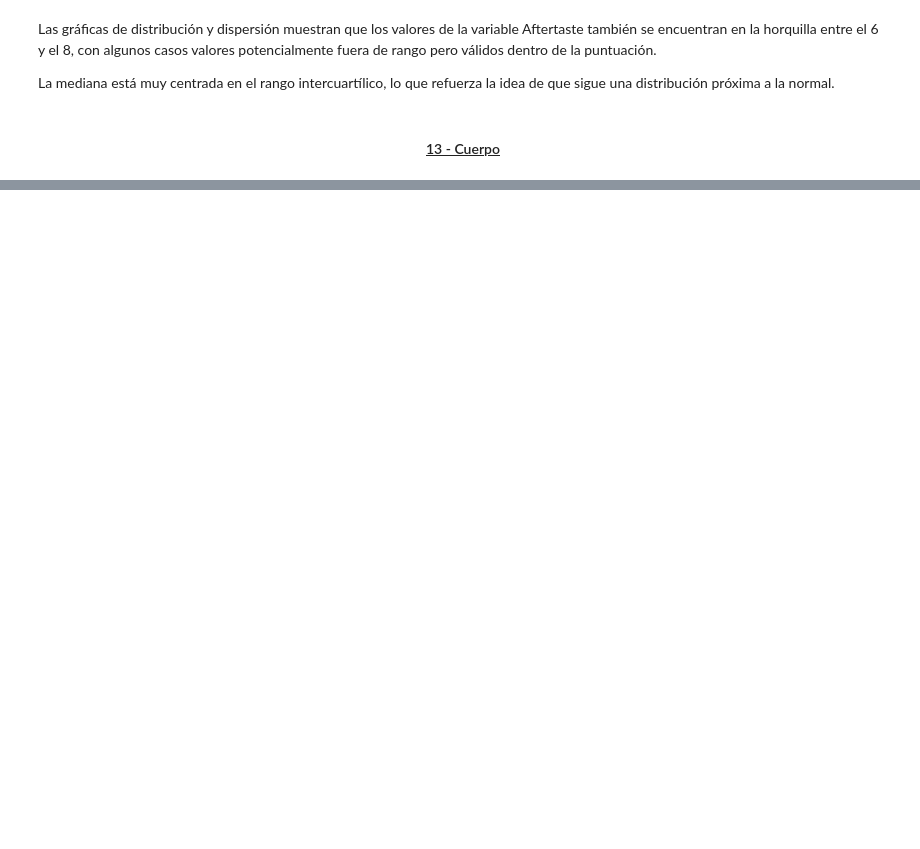
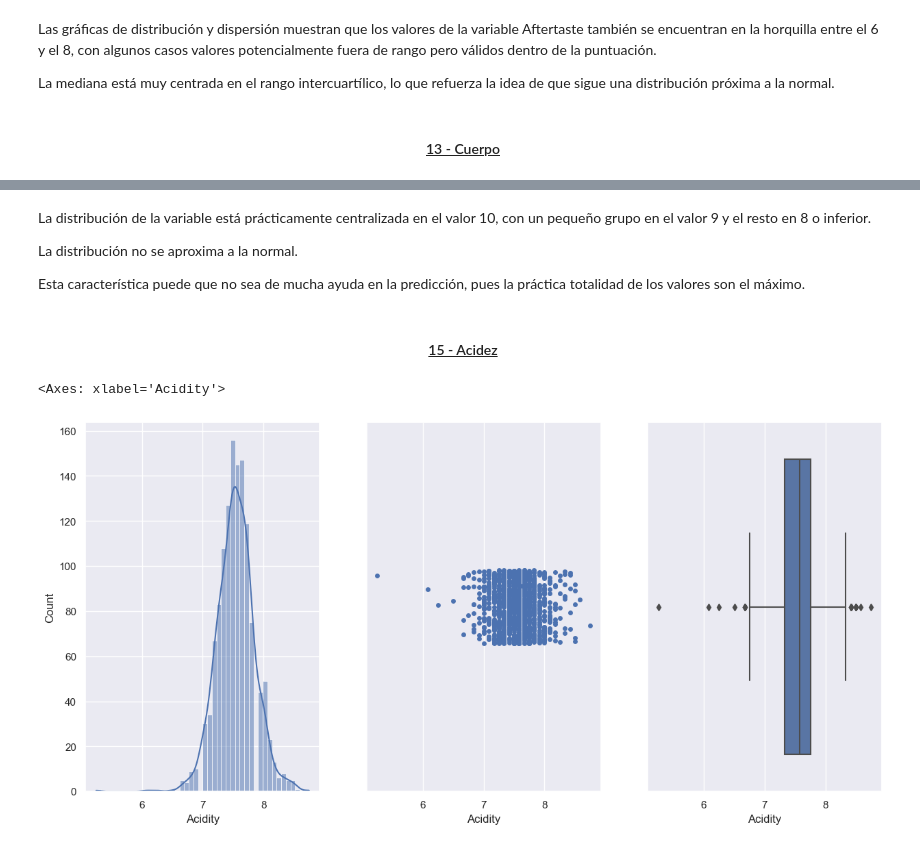
Before and after one commit to jmramaq/TrainingEDA_Coffee, a Jupyter notebook: src/EDA.ipynb, the cells around one changed output, grey strips where cells are left out. Saved outputs shown, nothing was run; the diff lists cells and outputs as text; code cells hidden in the pictures; blank space fills up the shorter version.

```diff
--- a/src/EDA.ipynb
+++ b/src/EDA.ipynb
@@ -718,0 +1038,16 @@ df.columns
+# %% [markdown]
+La distribución de la variable está prácticamente centralizada en el valor 10, con un pequeño grupo en el valor 9 y el resto en 8 o inferior.
+
+La distribución no se aproxima a la normal.
+
+Esta característica puede que no sea de mucha ayuda en la predicción, pues la práctica totalidad de los valores son el máximo.
+# %% [markdown]
+<h4 style="text-align: center;"><ins>15 - Acidez</ins></h4>
+# %%
+fig, axs = plt.subplots(figsize=(15, 7), ncols=3)
+sns.histplot(data=df, x="Acidity", kde=True, ax=axs[0])
+sns.stripplot(x=df["Acidity"], ax=axs[1])
+sns.boxplot(data=df, x="Acidity", ax=axs[2])
+# %% [output]
+<Axes: xlabel='Acidity'>
+[figure, added]
```
Also changed, not shown: parts of 82 cells of this notebook.
